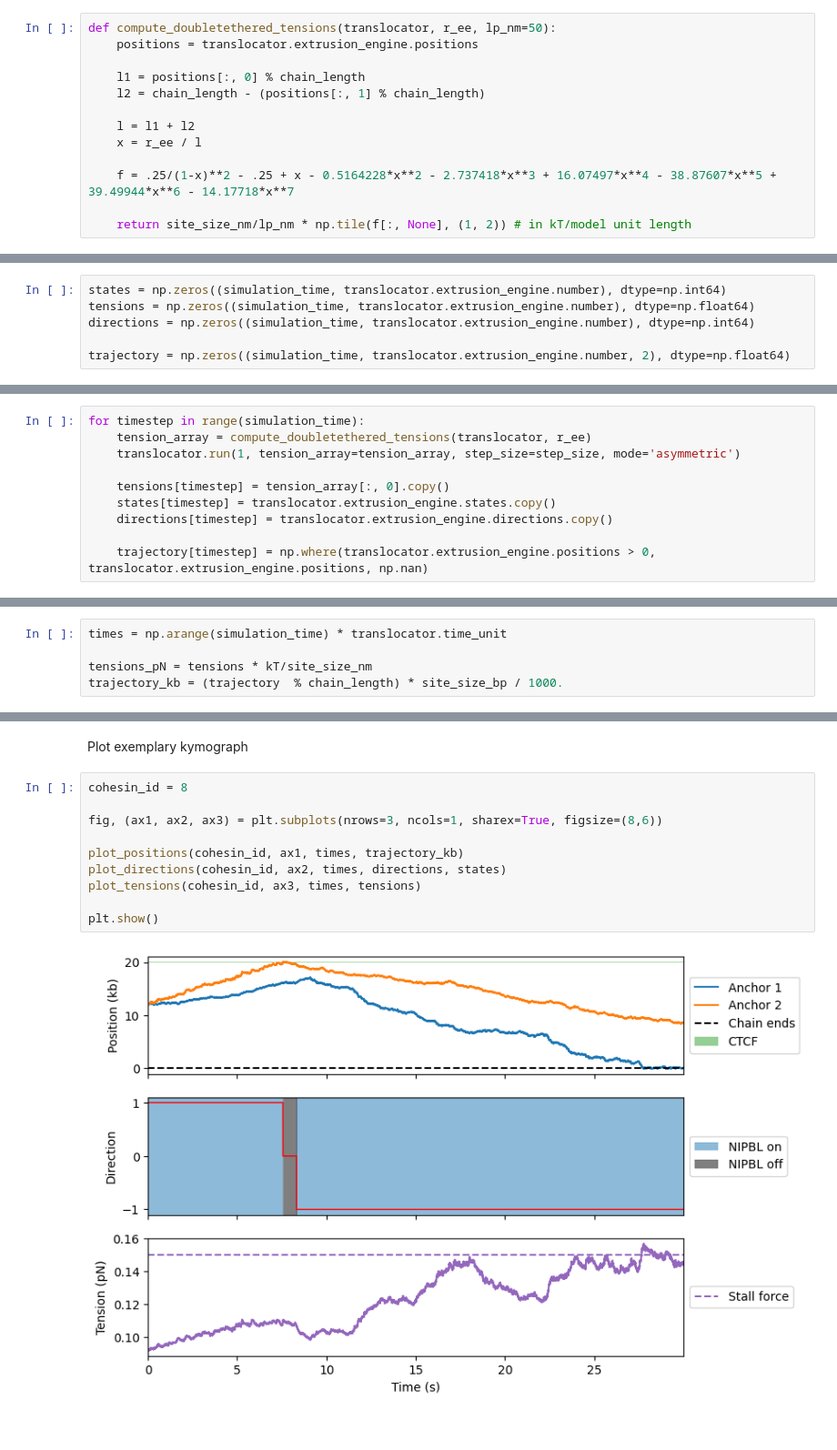
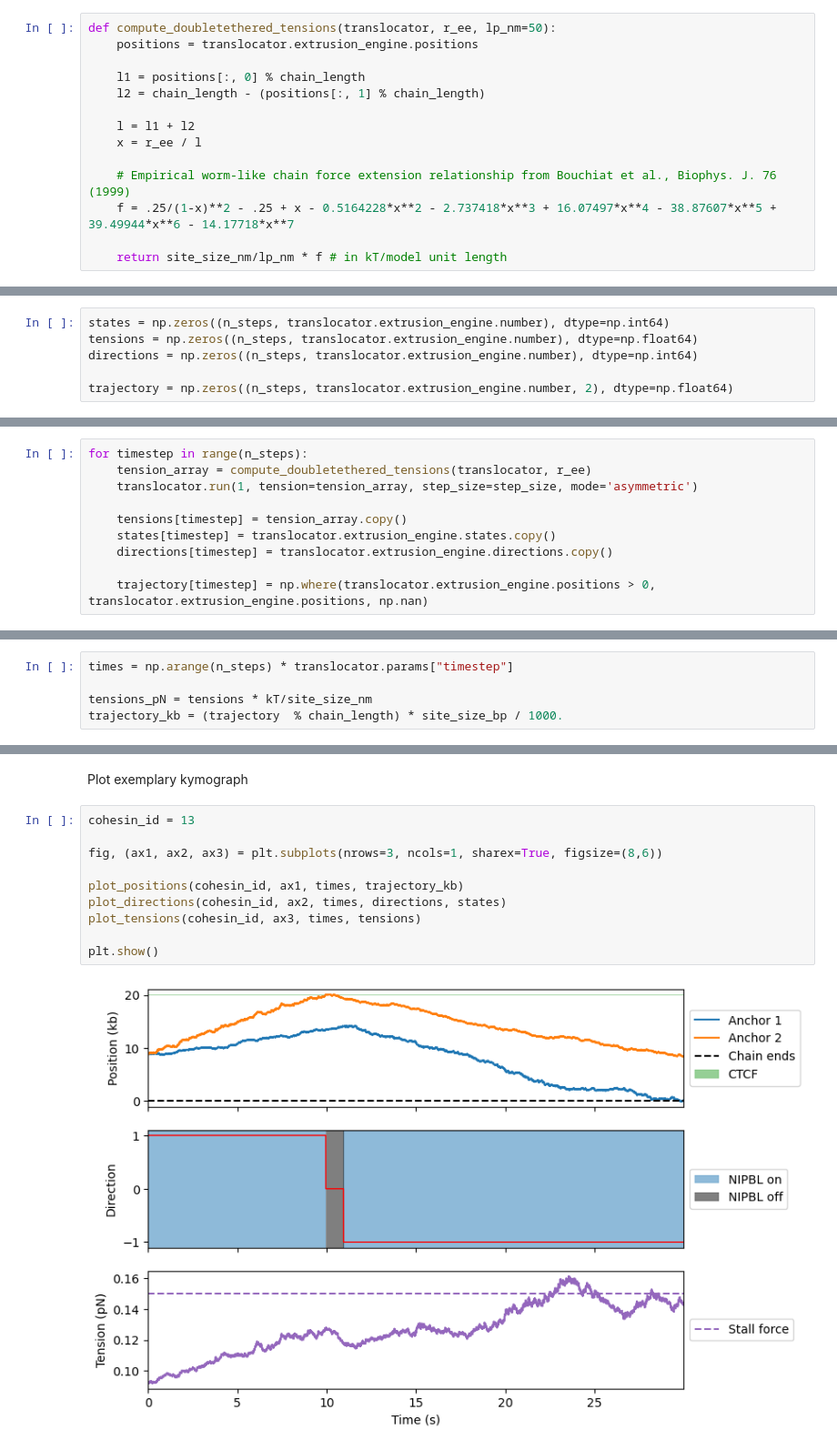
Before and after one commit to Fudenberg-Research-Group/discrete-time-extrusion, a Jupyter notebook: examples/jdm_simulations.ipynb, the cells around one changed output, grey strips where cells are left out. Shown at 91% size. Saved outputs shown, nothing was run; the diff lists cells and outputs as text.

```diff
--- a/examples/jdm_simulations.ipynb
+++ b/examples/jdm_simulations.ipynb
@@ -90,17 +104,18 @@ def compute_doubletethered_tensions(translocator, r_ee, lp_nm=50):
     l = l1 + l2
     x = r_ee / l
 
+    # Empirical worm-like chain force extension relationship from Bouchiat et al., Biophys. J. 76 (1999)
     f = .25/(1-x)**2 - .25 + x - 0.5164228*x**2 - 2.737418*x**3 + 16.07497*x**4 - 38.87607*x**5 + 39.49944*x**6 - 14.17718*x**7
 
-    return site_size_nm/lp_nm * np.tile(f[:, None], (1, 2)) # in kT/model unit length
+    return site_size_nm/lp_nm * f # in kT/model unit length
 # %% [markdown]
 Setup output arrays for post-processing
 # %%
-states = np.zeros((simulation_time, translocator.extrusion_engine.number), dtype=np.int64)
-tensions = np.zeros((simulation_time, translocator.extrusion_engine.number), dtype=np.float64)
-directions = np.zeros((simulation_time, translocator.extrusion_engine.number), dtype=np.int64)
+states = np.zeros((n_steps, translocator.extrusion_engine.number), dtype=np.int64)
+tensions = np.zeros((n_steps, translocator.extrusion_engine.number), dtype=np.float64)
+directions = np.zeros((n_steps, translocator.extrusion_engine.number), dtype=np.int64)
 
-trajectory = np.zeros((simulation_time, translocator.extrusion_engine.number, 2), dtype=np.float64)
+trajectory = np.zeros((n_steps, translocator.extrusion_engine.number, 2), dtype=np.float64)
 # %% [markdown]
 Assume fixed end-to-end distance of 50% contour length for every chain
 # %%
@@ -108,11 +123,11 @@ r_ee = np.ones(number_of_chains, dtype=np.float64) * 0.5 * chain_length
 # %% [markdown]
 Run simulation
 # %%
-for timestep in range(simulation_time):
+for timestep in range(n_steps):
     tension_array = compute_doubletethered_tensions(translocator, r_ee)
-    translocator.run(1, tension_array=tension_array, step_size=step_size, mode='asymmetric')
+    translocator.run(1, tension=tension_array, step_size=step_size, mode='asymmetric')
 
-    tensions[timestep] = tension_array[:, 0].copy()
+    tensions[timestep] = tension_array.copy()
     states[timestep] = translocator.extrusion_engine.states.copy()
     directions[timestep] = translocator.extrusion_engine.directions.copy()
 
@@ -122,7 +137,7 @@ for timestep in range(simulation_time):
 # %% [markdown]
 Convert arrays to physical units
 # %%
-times = np.arange(simulation_time) * translocator.time_unit
+times = np.arange(n_steps) * translocator.params["timestep"]
 
 tensions_pN = tensions * kT/site_size_nm
 trajectory_kb = (trajectory  % chain_length) * site_size_bp / 1000.
@@ -183,14 +198,14 @@ def plot_tensions(cohesin_id, ax3, times, tensions):
 # %% [markdown]
 Plot exemplary kymograph
 # %%
-cohesin_id = 8
+cohesin_id = 13
 
 fig, (ax1, ax2, ax3) = plt.subplots(nrows=3, ncols=1, sharex=True, figsize=(8,6))
 
 plot_positions(cohesin_id, ax1, times, trajectory_kb)
 plot_directions(cohesin_id, ax2, times, directions, states)
 plot_tensions(cohesin_id, ax3, times, tensions)
 
 plt.show()
 # %% [output]
-[figure, old version]
+[figure, new version]
```
Also changed, not shown: parts of 6 cells of this notebook, 11 other files.
